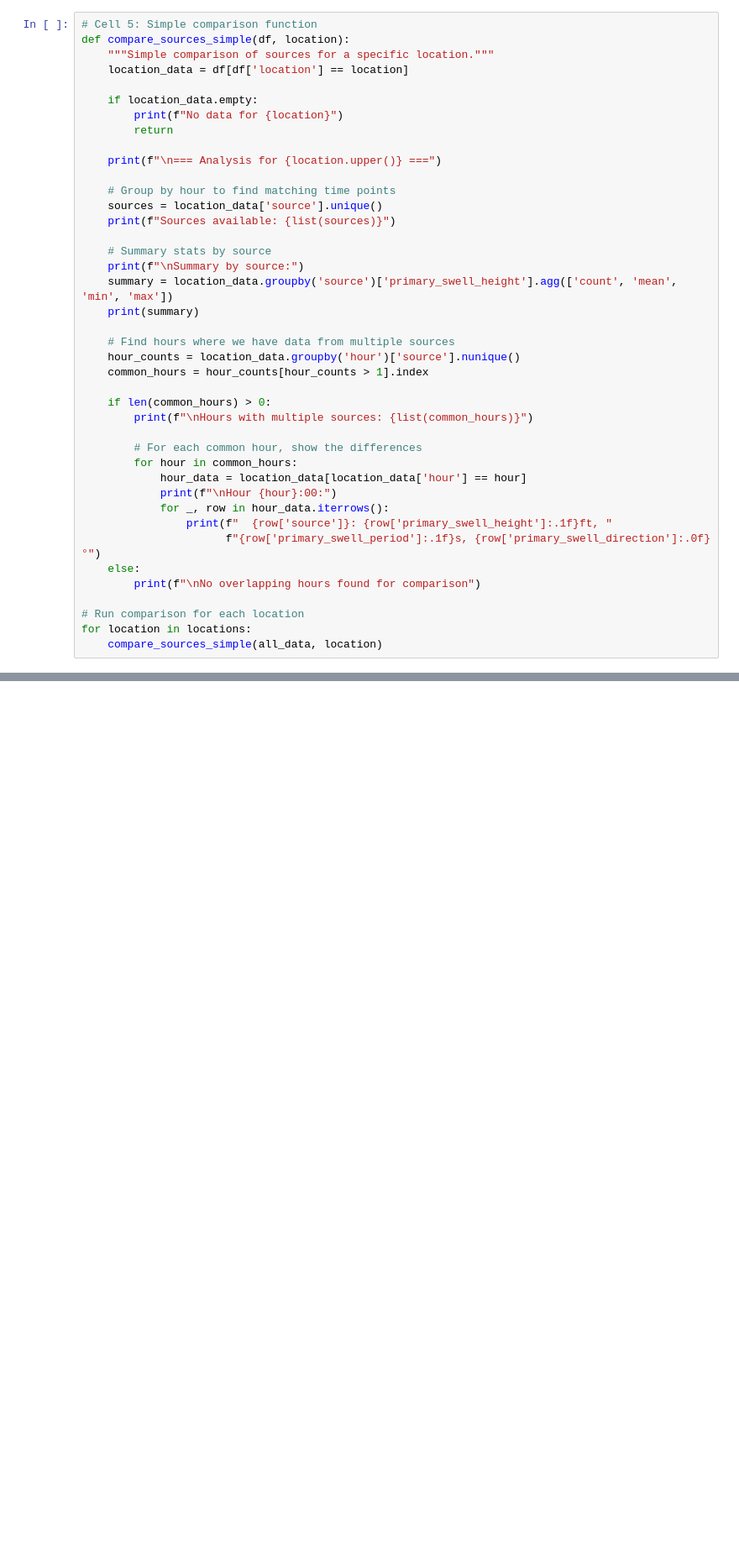
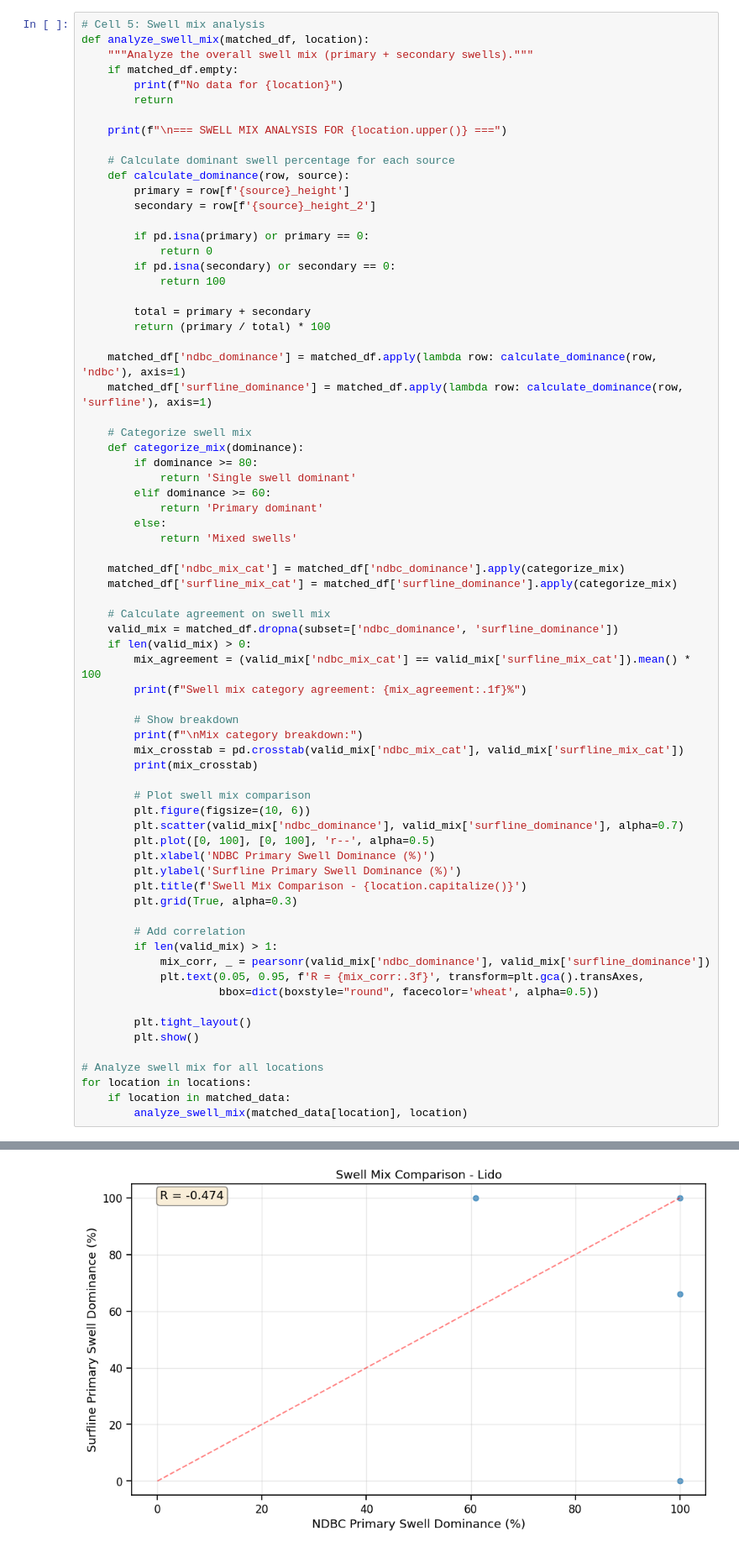
Before and after one commit to mpiannucci/surfpy, a Jupyter notebook: swell_data_analysis.ipynb, the cells around one changed output, grey strips where cells are left out. Shown at 84% size. Drawn from its saved outputs; the diff is of its cells as text; blank space fills up the shorter version.

```diff
--- a/swell_data_analysis.ipynb
+++ b/swell_data_analysis.ipynb
@@ -186,42 +357,72 @@ Available locations: ['lido', 'steamer_lane', 'trestles']
 # %%
-# Cell 5: Simple comparison function
-def compare_sources_simple(df, location):
-    """Simple comparison of sources for a specific location."""
-    location_data = df[df['location'] == location]
-
-    if location_data.empty:
+# Cell 5: Swell mix analysis
+def analyze_swell_mix(matched_df, location):
+    """Analyze the overall swell mix (primary + secondary swells)."""
+    if matched_df.empty:
         print(f"No data for {location}")
         return
 
-    print(f"\n=== Analysis for {location.upper()} ===")
+    print(f"\n=== SWELL MIX ANALYSIS FOR {location.upper()} ===")
 
-    # Group by hour to find matching time points
-    sources = location_data['source'].unique()
-    print(f"Sources available: {list(sources)}")
+    # Calculate dominant swell percentage for each source
+    def calculate_dominance(row, source):
+        primary = row[f'{source}_height']
+        secondary = row[f'{source}_height_2']
 
-    # Summary stats by source
-    print(f"\nSummary by source:")
-    summary = location_data.groupby('source')['primary_swell_height'].agg(['count', 'mean', 'min', 'max'])
-    print(summary)
+        if pd.isna(primary) or primary == 0:
+            return 0
+        if pd.isna(secondary) or secondary == 0:
+            return 100
 
-    # Find hours where we have data from multiple sources
-    hour_counts = location_data.groupby('hour')['source'].nunique()
-    common_hours = hour_counts[hour_counts > 1].index
+        total = primary + secondary
+        return (primary / total) * 100
 
-    if len(common_hours) > 0:
-        print(f"\nHours with multiple sources: {list(common_hours)}")
+    matched_df['ndbc_dominance'] = matched_df.apply(lambda row: calculate_dominance(row, 'ndbc'), axis=1)
+    matched_df['surfline_dominance'] = matched_df.apply(lambda row: calculate_dominance(row, 'surfline'), axis=1)
 
-        # For each common hour, show the differences
-        for hour in common_hours:
-            hour_data = location_data[location_data['hour'] == hour]
-            print(f"\nHour {hour}:00:")
-            for _, row in hour_data.iterrows():
-                print(f"  {row['source']}: {row['primary_swell_height']:.1f}ft, "
-                      f"{row['primary_swell_period']:.1f}s, {row['primary_swell_direction']:.0f}°")
-    else:
-        print(f"\nNo overlapping hours found for comparison")
+    # Categorize swell mix
+    def categorize_mix(dominance):
+        if dominance >= 80:
+            return 'Single swell dominant'
+        elif dominance >= 60:
+            return 'Primary dominant'
+        else:
+            return 'Mixed swells'
 
-# Run comparison for each location
+    matched_df['ndbc_mix_cat'] = matched_df['ndbc_dominance'].apply(categorize_mix)
+    matched_df['surfline_mix_cat'] = matched_df['surfline_dominance'].apply(categorize_mix)
+
+    # Calculate agreement on swell mix
+    valid_mix = matched_df.dropna(subset=['ndbc_dominance', 'surfline_dominance'])
+    if len(valid_mix) > 0:
+        mix_agreement = (valid_mix['ndbc_mix_cat'] == valid_mix['surfline_mix_cat']).mean() * 100
+        print(f"Swell mix category agreement: {mix_agreement:.1f}%")
+
+        # Show breakdown
+        print(f"\nMix category breakdown:")
+        mix_crosstab = pd.crosstab(valid_mix['ndbc_mix_cat'], valid_mix['surfline_mix_cat'])
+        print(mix_crosstab)
+
+        # Plot swell mix comparison
+        plt.figure(figsize=(10, 6))
+        plt.scatter(valid_mix['ndbc_dominance'], valid_mix['surfline_dominance'], alpha=0.7)
+        plt.plot([0, 100], [0, 100], 'r--', alpha=0.5)
+        plt.xlabel('NDBC Primary Swell Dominance (%)')
+        plt.ylabel('Surfline Primary Swell Dominance (%)')
+        plt.title(f'Swell Mix Comparison - {location.capitalize()}')
+        plt.grid(True, alpha=0.3)
+
+        # Add correlation
+        if len(valid_mix) > 1:
+            mix_corr, _ = pearsonr(valid_mix['ndbc_dominance'], valid_mix['surfline_dominance'])
+            plt.text(0.05, 0.95, f'R = {mix_corr:.3f}', transform=plt.gca().transAxes,
+                     bbox=dict(boxstyle="round", facecolor='wheat', alpha=0.5))
+
+        plt.tight_layout()
+        plt.show()
+
+# Analyze swell mix for all locations
 for location in locations:
-    compare_sources_simple(all_data, location)
+    if location in matched_data:
+        analyze_swell_mix(matched_data[location], location)
 # %% [output]
@@ -244,0 +437 @@ Hour 10:00:
+[figure, added]
```
Also changed, not shown: parts of 6 cells of this notebook.
